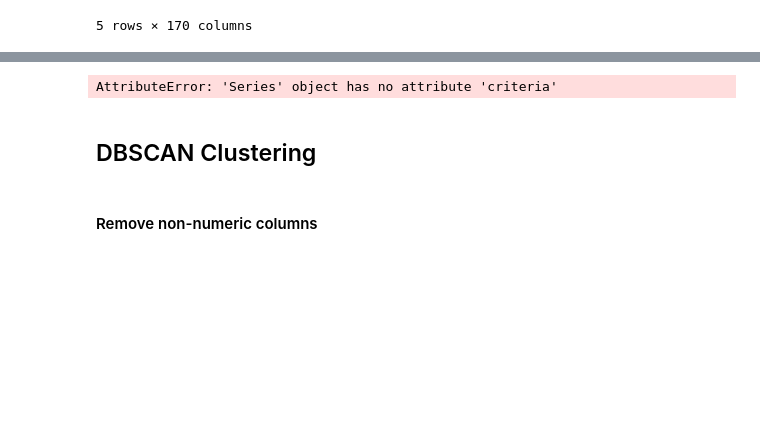
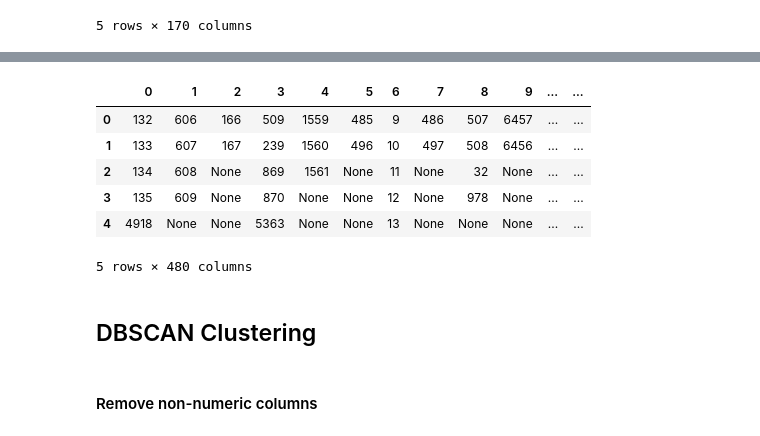
Before and after one commit to haleyspeed/insight_data_science, a Jupyter notebook: subscript/subscript/leaderboard_explorer.ipynb, the cells around one changed output, grey strips where cells are left out. Saved outputs shown, nothing was run; the diff lists cells and outputs as text; code cells hidden in the pictures; blank space fills up the shorter version.

```diff
--- a/subscript/subscript/leaderboard_explorer.ipynb
+++ b/subscript/subscript/leaderboard_explorer.ipynb
@@ -105,5 +98,9 @@ for ach in ach_ids:
 df_ach.category_id = df_ach.category_id.astype(int).astype(str)
 df_ach.achievement_id = df_ach.achievement_id.astype(int).astype(str)
 df_ach.to_csv(os.path.join(dir_clean, 'achievement_details_list.csv'))
+
+for col in df_ach.columns:
+    if '.' in col:
+        print(col)
 # %% [output]
 unpacked['criteria']['name'] does not exist
@@ -129,14 +136,16 @@ df_ach.head()
 df_ps_cat = pd.DataFrame(columns=engineered_cols)
 i = 0
 for index, row in df_ps.iterrows():
-    print(i, end = ' ')
     tmp = dict.fromkeys(engineered_cols,0) # Achieve cols should be numbers, default value = 0
     for base_col in base_cols:
         tmp[base_col] = row[base_col]  # Copy basic player information from the df_ps dataset
     for col in ach_ids:  # Add category_id as columns instead of achievement_id
         if row[col] == 1:
-            category_id = df_ach.loc[df_ach.achievement_id == col].category_id.values[0]
+            category_id = str(int(df_ach.loc[df_ach.achievement_id == col].category_id.values[0]))
             tmp[category_id] = tmp[category_id] + 1  # Tallies the number of achievements completed in a category
+            if '.' in category_id:
+                print("DOT IN " + i)
+    print(i, end = ' ')
     df_ps_cat = df_ps_cat.append(tmp, ignore_index = True)
     i = i +1
 # %% [output]
@@ -157,25 +175,40 @@ df_ps_cat.head()
 # %%
-
 df_ach = df_ach.sort_values(by = ['criteria_id']) # Sort by criteria
 df_chain = pd.DataFrame()
+chains = [] # Collects list of quest chains
+sorted_ids = [] # Achievements are added to an exclusion list after sorting
 for index, row in df_ach.iterrows():
-    if row.criteria == '': # If no criteria
-        chain = []
-        if row.next_id != '': # Is there a next_id?
+    chain = []
+    # If no criteria, it is a base achievement
+    if np.isnan(row.criteria_id) == False and row.achievement_id not in sorted_ids:         sorted_ids.append(str(int(row.achievement_id)))
+        if np.isnan(row.next_id) == False: # Is there a next_id?
             chain.append(row.achievement_id) # First step in the chain
-            next_id = row.next_id # Next step in the chain
+            next_id = str(int(row.next_id)) # Next step in the chain
             end_reached = False  # Stop/Start variable for while loop
             while end_reached == False: # If yes, repeat with the next id
                 chain.append(next_id) # Add the next achievement ID to the list
-                next_id = df_ach[df_ach.achievement_id == next_id].next_id # Find next achievement after that
-                if next_id == '': # If blank, it's the end of the chain
+                sorted_ids.append(next_id)
+                try:
+                    next_id = df_ach[df_ach.achievement_id == next_id].next_id.values[0] # Find next achievement after that
+                    if np.isnan(next_id) == True: # If blank, it's the end of the chain
+                        end_reached = True # exit the loop
+                    else:
+                        next_id = str(int(next_id))
+                except:
                     end_reached = True # exit the loop
-        df_chain['chain_' + row.achievement_id] = chain # Add the achievement chain as a column in a new df
+            chains.append(chain)
-# %% [output]
-AttributeError: 'Series' object has no attribute 'criteria'
 # %%
-df_chain.to_csv(os.path.join(dir_clean, 'achievement_chains.csv'))
-df_chain.head()
+df_chain = pd.DataFrame(chains)
+df_chain.transpose().to_csv(os.path.join(dir_clean, 'achievement_chains.csv'))
+df_chain.transpose().head()
+# %% [output]
+|  | 0 | 1 | 2 | 3 | 4 | 5 | 6 | 7 | 8 | 9 | ... | ... |
+| 0 | 132 | 606 | 166 | 509 | 1559 | 485 | 9 | 486 | 507 | 6457 | ... | ... |
+| 1 | 133 | 607 | 167 | 239 | 1560 | 496 | 10 | 497 | 508 | 6456 | ... | ... |
+| 2 | 134 | 608 | None | 869 | 1561 | None | 11 | None | 32 | None | ... | ... |
+| 3 | 135 | 609 | None | 870 | None | None | 12 | None | 978 | None | ... | ... |
+| 4 | 4918 | None | None | 5363 | None | None | 13 | None | None | None | ... | ... |
+5 rows × 480 columns
 # %% [markdown]
 ## DBSCAN Clustering
 # %% [markdown]
```
Also changed, not shown: parts of 17 cells of this notebook, 9 other files.
